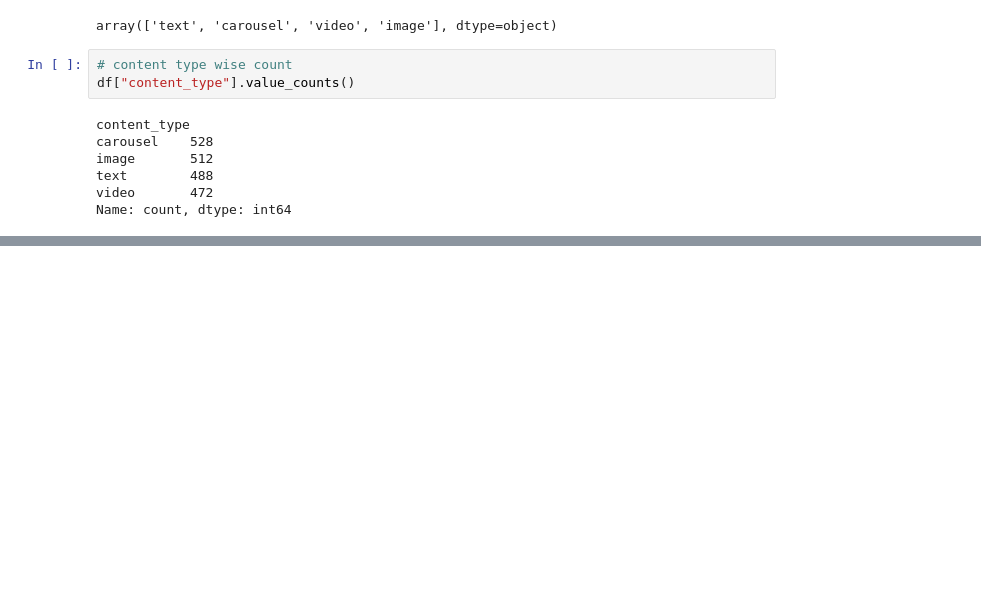
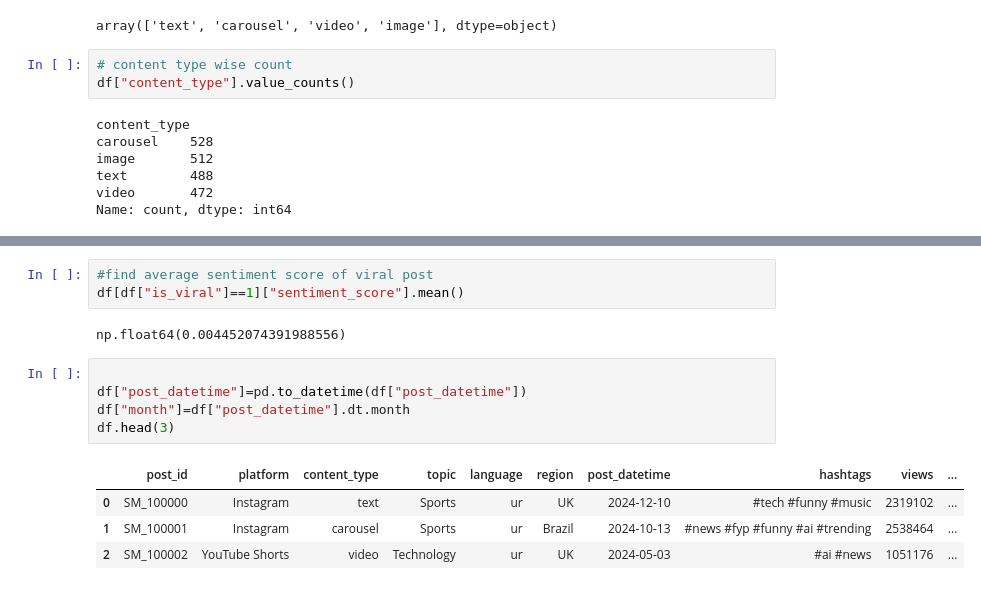
Before and after one commit to Adhnan788/pandas_works, a Jupyter notebook: social_media_casestudy/process_social_media.ipynb, the cells around one changed output, grey strips where cells are left out. Saved outputs shown, nothing was run; the diff lists cells and outputs as text; blank space fills up the shorter version.

```diff
--- a/social_media_casestudy/process_social_media.ipynb
+++ b/social_media_casestudy/process_social_media.ipynb
@@ -78,0 +141,15 @@ Name: count, dtype: int64
+# %%
+#find average sentiment score of viral post
+df[df["is_viral"]==1]["sentiment_score"].mean()
+# %% [output]
+np.float64(0.004452074391988556)
+# %%
+
+df["post_datetime"]=pd.to_datetime(df["post_datetime"])
+df["month"]=df["post_datetime"].dt.month
+df.head(3)
+# %% [output]
+|  | post_id | platform | content_type | topic | language | region | post_datetime | hashtags | views | ... |
+| 0 | SM_100000 | Instagram | text | Sports | ur | UK | 2024-12-10 | #tech #funny #music | 2319102 | ... |
+| 1 | SM_100001 | Instagram | carousel | Sports | ur | Brazil | 2024-10-13 | #news #fyp #funny #ai #trending | 2538464 | ... |
+| 2 | SM_100002 | YouTube Shorts | video | Technology | ur | UK | 2024-05-03 | #ai #news | 1051176 | ... |
```
Also changed, not shown: parts of 11 cells of this notebook, 4 other files.
